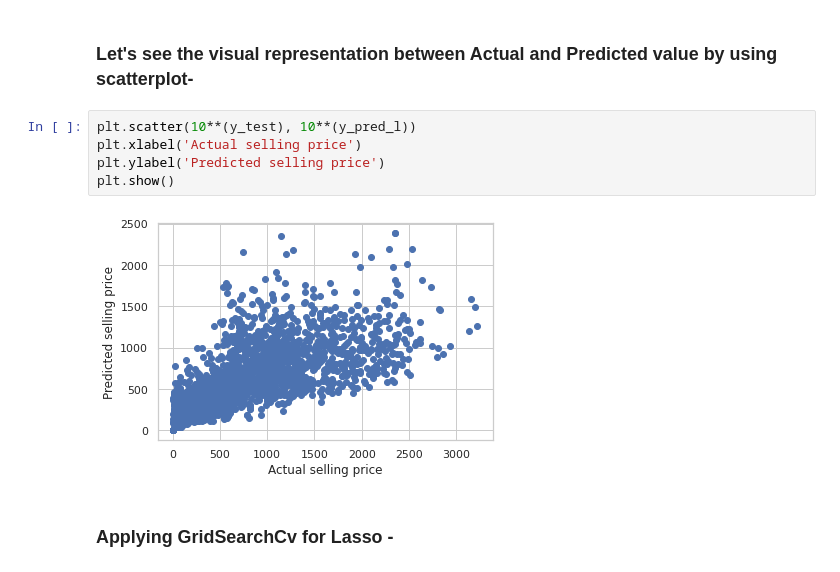
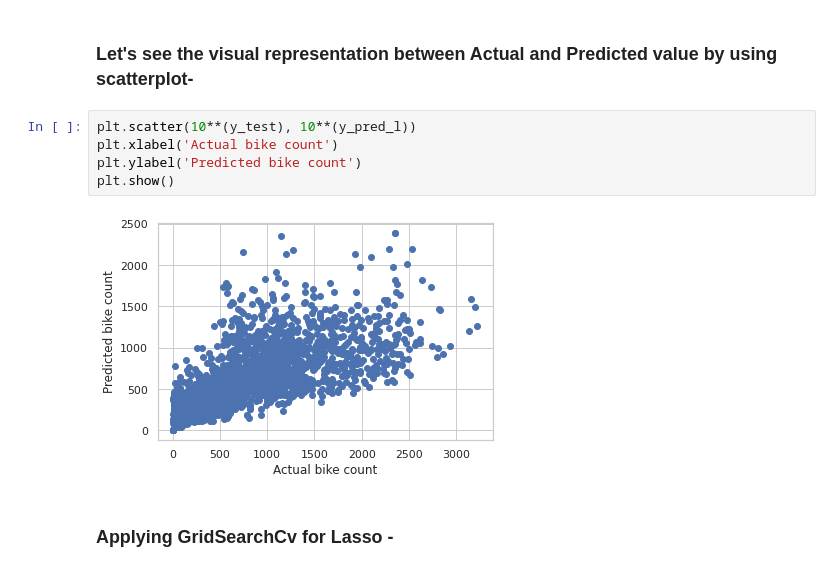
Before and after one commit to PSourabh97/Bike-Sharing-Demand-Prediction, a Jupyter notebook: Bike_Sharing_Demand_Prediction_Capstone_Project.ipynb, the cells around one changed output. Drawn from its saved outputs; the diff is of its cells as text.

```diff
--- a/Bike_Sharing_Demand_Prediction_Capstone_Project.ipynb
+++ b/Bike_Sharing_Demand_Prediction_Capstone_Project.ipynb
@@ -615,11 +614,11 @@ Adjusted R2 :  0.4647362961316961
 ### Let's see the visual representation between Actual and Predicted value by using scatterplot-
 # %%
 plt.scatter(10**(y_test), 10**(y_pred_l))
-plt.xlabel('Actual selling price')
-plt.ylabel('Predicted selling price')
+plt.xlabel('Actual bike count')
+plt.ylabel('Predicted bike count')
 plt.show()
 # %% [output]
-[figure, old version]
+[figure, new version]
 # %% [markdown]
 ### **Applying GridSearchCv for Lasso  -**
 # %%
```
Also changed, not shown: parts of 14 cells of this notebook.
